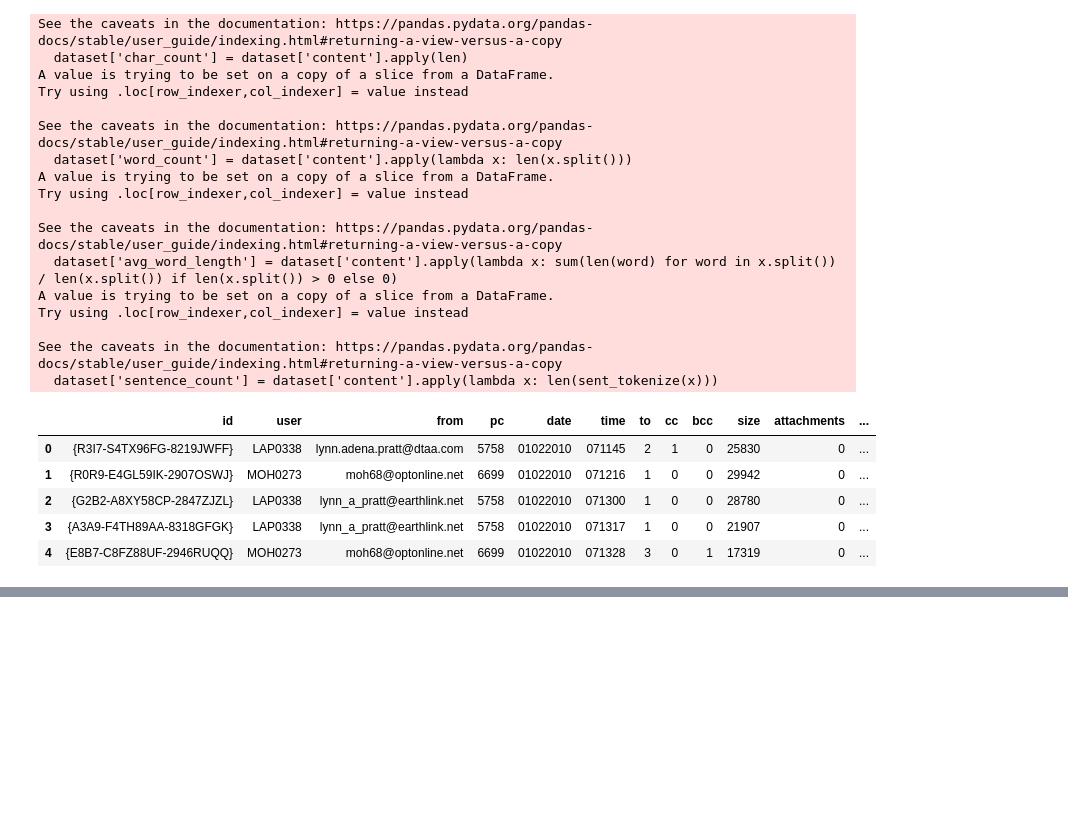
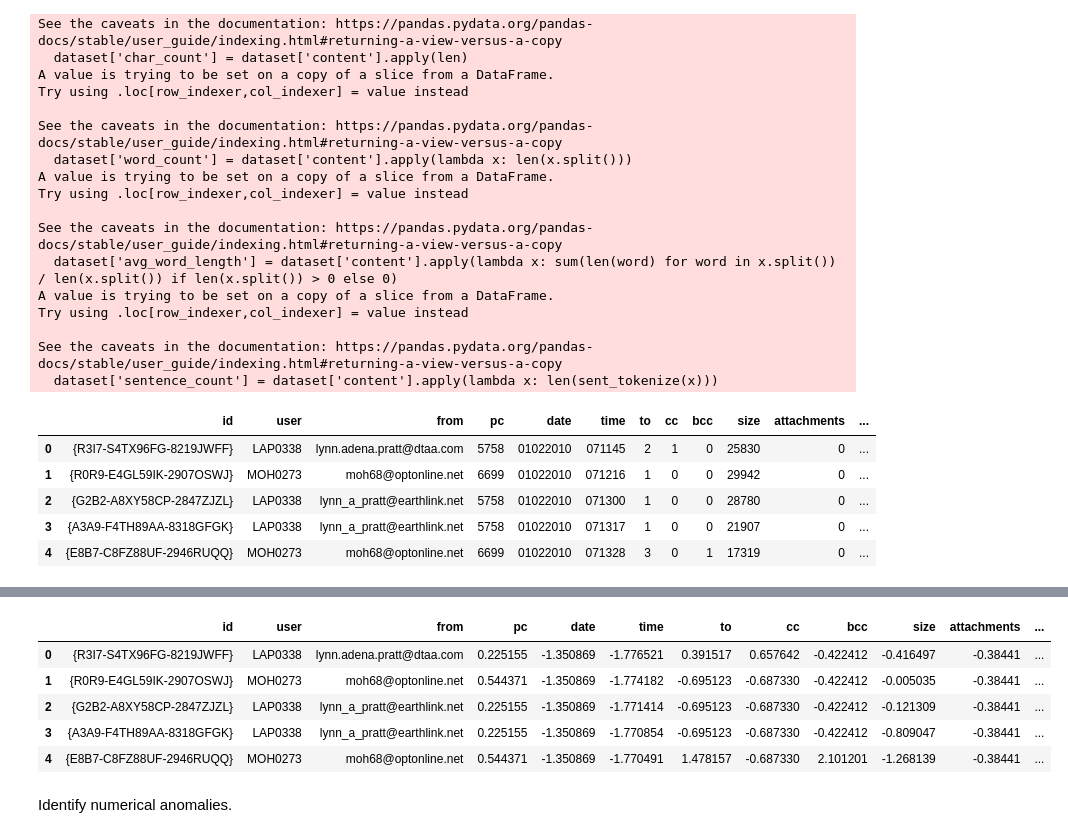
Before and after one commit to blxckbvrbi3/threat-detection-article, a Jupyter notebook: threat-detection-model.ipynb, the cells around one changed output, grey strips where cells are left out. Drawn from its saved outputs; the diff is of its cells as text; code cells hidden in the pictures; blank space fills up the shorter version.

```diff
--- a/threat-detection-model.ipynb
+++ b/threat-detection-model.ipynb
@@ -232,0 +254,17 @@ dataset.head()
+# %%
+# Identify numeric columns
+numeric_columns = dataset.select_dtypes(include=['float64', 'int64']).columns
+
+# Standardize numeric columns
+scaler = StandardScaler()
+dataset[numeric_columns] = scaler.fit_transform(dataset[numeric_columns])
+dataset.head()
+# %% [output]
+|  | id | user | from | pc | date | time | to | cc | bcc | size | attachments | ... |
+| 0 | {R3I7-S4TX96FG-8219JWFF} | LAP0338 | lynn.adena.pratt@dtaa.com | 0.225155 | -1.350869 | -1.776521 | 0.391517 | 0.657642 | -0.422412 | -0.416497 | -0.38441 | ... |
+| 1 | {R0R9-E4GL59IK-2907OSWJ} | MOH0273 | moh68@optonline.net | 0.544371 | -1.350869 | -1.774182 | -0.695123 | -0.687330 | -0.422412 | -0.005035 | -0.38441 | ... |
+| 2 | {G2B2-A8XY58CP-2847ZJZL} | LAP0338 | lynn_a_pratt@earthlink.net | 0.225155 | -1.350869 | -1.771414 | -0.695123 | -0.687330 | -0.422412 | -0.121309 | -0.38441 | ... |
+| 3 | {A3A9-F4TH89AA-8318GFGK} | LAP0338 | lynn_a_pratt@earthlink.net | 0.225155 | -1.350869 | -1.770854 | -0.695123 | -0.687330 | -0.422412 | -0.809047 | -0.38441 | ... |
+| 4 | {E8B7-C8FZ88UF-2946RUQQ} | MOH0273 | moh68@optonline.net | 0.544371 | -1.350869 | -1.770491 | 1.478157 | -0.687330 | 2.101201 | -1.268139 | -0.38441 | ... |
+# %% [markdown]
+Identify numerical anomalies.
```
Also changed, not shown: parts of 6 cells of this notebook.
